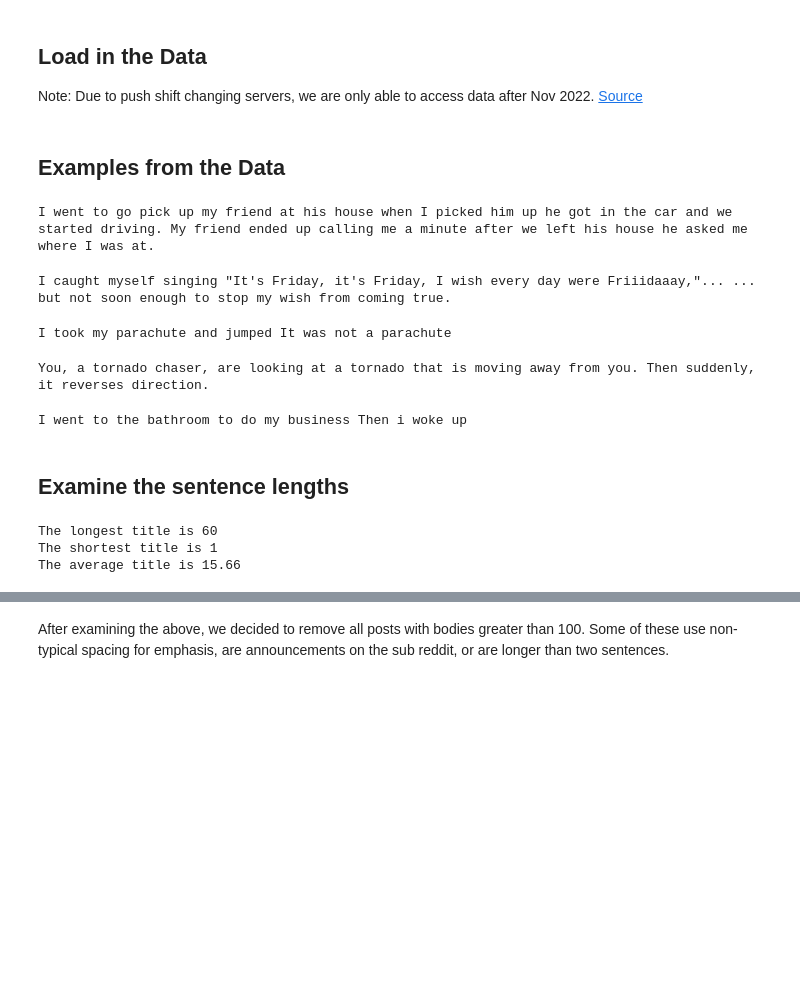
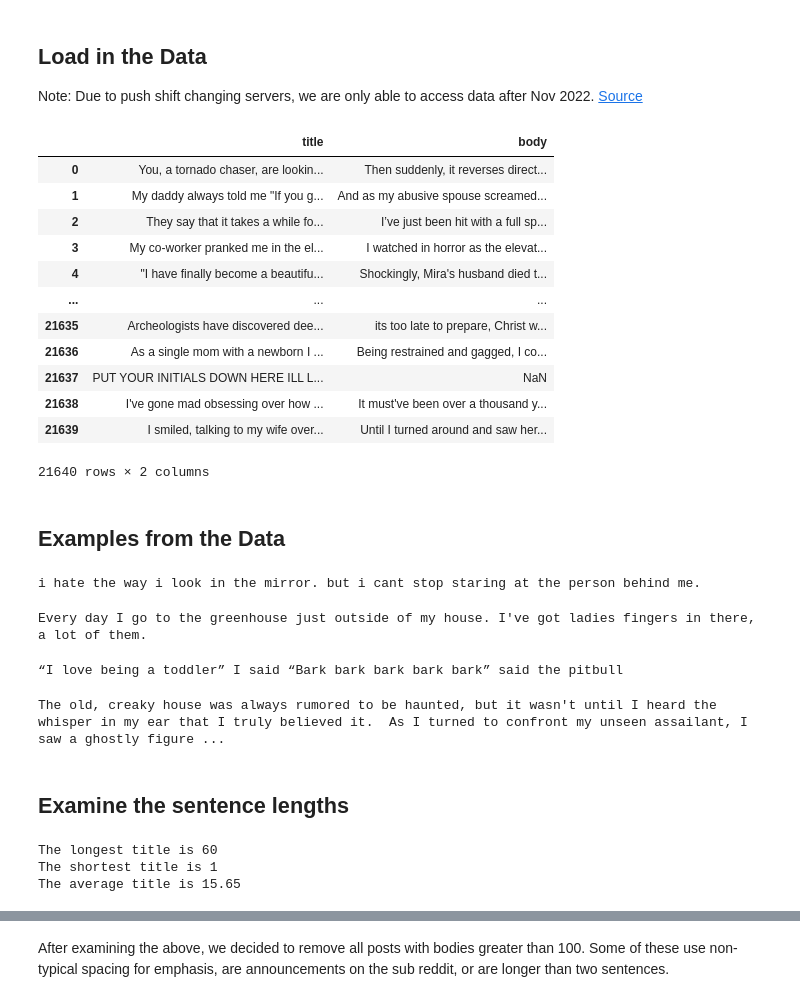
Before and after one commit to alanjjian/two-sentence-horror, a Jupyter notebook: eda.ipynb, the cells around one changed output, grey strips where cells are left out. Saved outputs shown, nothing was run; the diff lists cells and outputs as text; code cells hidden in the pictures; blank space fills up the shorter version.

```diff
--- a/eda.ipynb
+++ b/eda.ipynb
@@ -42,26 +42,41 @@ data = data.reset_index(drop = True)
 #data.drop('index', axis=1, inplace = True)
+# %%
+data = pd.read_csv("nov_thru_present.csv")
+data.drop('Unnamed: 0', axis=1, inplace = True)
+data.rename({'selftext': 'body'}, axis = 1, inplace = True)
+data
+# %% [output]
+|  | title | body |
+| 0 | You, a tornado chaser, are lookin... | Then suddenly, it reverses direct... |
+| 1 | My daddy always told me "If you g... | And as my abusive spouse screamed... |
+| 2 | They say that it takes a while fo... | I’ve just been hit with a full sp... |
+| 3 | My co-worker pranked me in the el... | I watched in horror as the elevat... |
+| 4 | "I have finally become a beautifu... | Shockingly, Mira's husband died t... |
+| ... | ... | ... |
+| 21635 | Archeologists have discovered dee... | its too late to prepare, Christ w... |
+| 21636 | As a single mom with a newborn I ... | Being restrained and gagged, I co... |
+| 21637 | PUT YOUR INITIALS DOWN HERE ILL L... | NaN |
+| 21638 | I've gone mad obsessing over how ... | It must've been over a thousand y... |
+| 21639 | I smiled, talking to my wife over... | Until I turned around and saw her... |
+21640 rows × 2 columns
 # %% [markdown]
 ## Examples from the Data
 # %%
 print(data.loc[300]['title'], data.loc[300]['body'])
 # %% [output]
-I went to go pick up my friend at his house when I picked him up he got in the car and we started driving. My friend ended up calling me a minute after we left his house he asked me where I was at.
+i hate the way i look in the mirror. but i cant stop staring at the person behind me.
 # %%
-print(data.loc[151]['title'], data.loc[151]['body'])
+print(data.loc[20000]['title'], data.loc[20000]['body'])
 # %% [output]
-I caught myself singing "It's Friday, it's Friday, I wish every day were Friiidaaay,"... ... but not soon enough to stop my wish from coming true.
+Every day I go to the greenhouse just outside of my house. I've got ladies fingers in there, a lot of them.
 # %%
-print(data.loc[9658]['title'], data.loc[9658]['body'])
+print(data.loc[9659]['title'], data.loc[9659]['body'])
 # %% [output]
-I took my parachute and jumped It was not a parachute
+“I love being a toddler” I said “Bark bark bark bark bark” said the pitbull
 # %%
-print(data.loc[1]['title'], data.loc[1]['body'])
+print(data.loc[10001]['title'], data.loc[10001]['body'])
 # %% [output]
-You, a tornado chaser, are looking at a tornado that is moving away from you. Then suddenly, it reverses direction.
+The old, creaky house was always rumored to be haunted, but it wasn't until I heard the whisper in my ear that I truly believed it.  As I turned to confront my unseen assailant, I saw a ghostly figure ...
-# %%
-print(data.loc[9760]['title'], data.loc[9760]['body'])
-# %% [output]
-I went to the bathroom to do my business Then i woke up
 # %% [markdown]
 ## Examine the sentence lengths
 # %%
@@ -73,7 +88,7 @@ print('The average title is', round(np.mean(titleLen), 2))
 # %% [output]
 The longest title is 60
 The shortest title is 1
-The average title is 15.66
+The average title is 15.65
 # %%
 plt.hist(titleLen, bins=20, ec='w')
 plt.title("Length of Titles")
```
Also changed, not shown: parts of 18 cells of this notebook, 2 other files.
